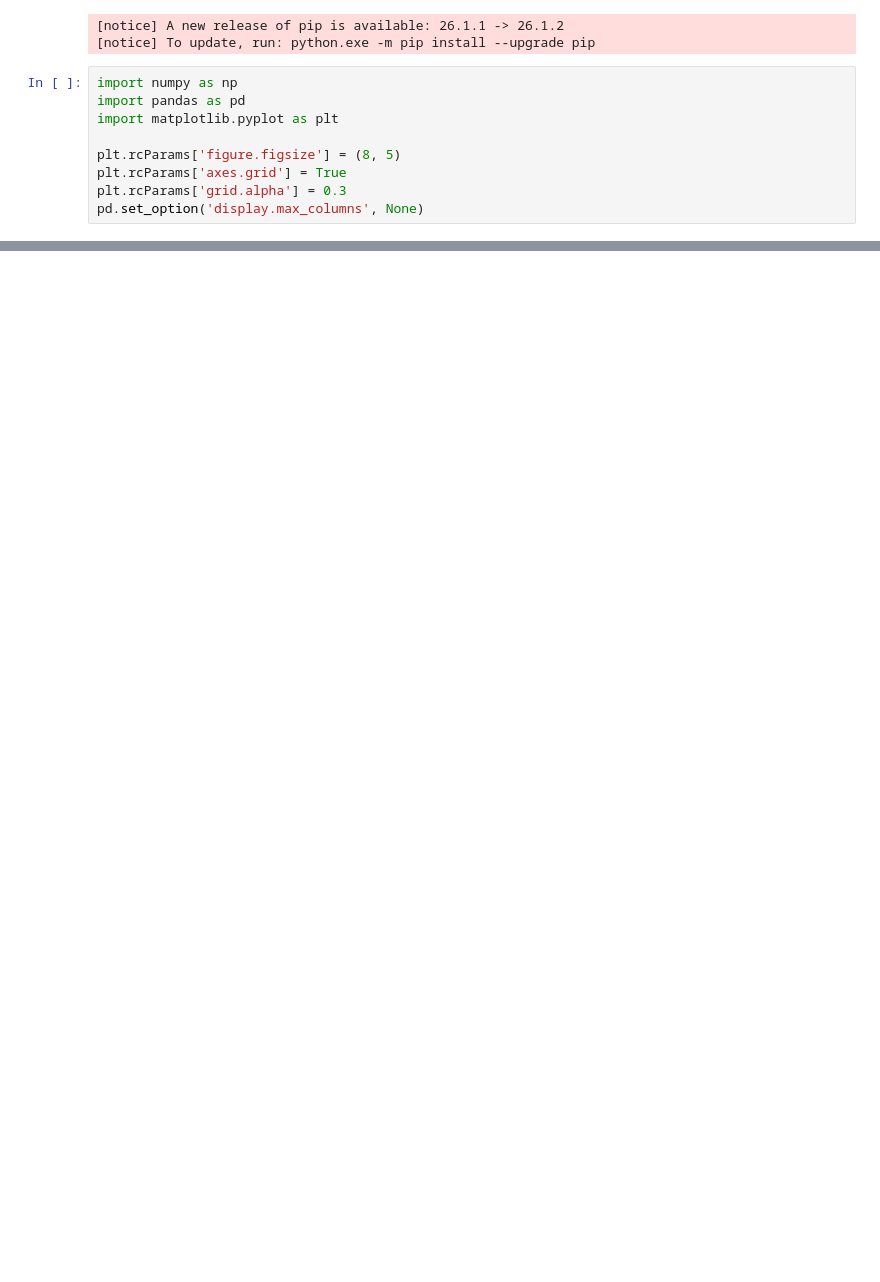
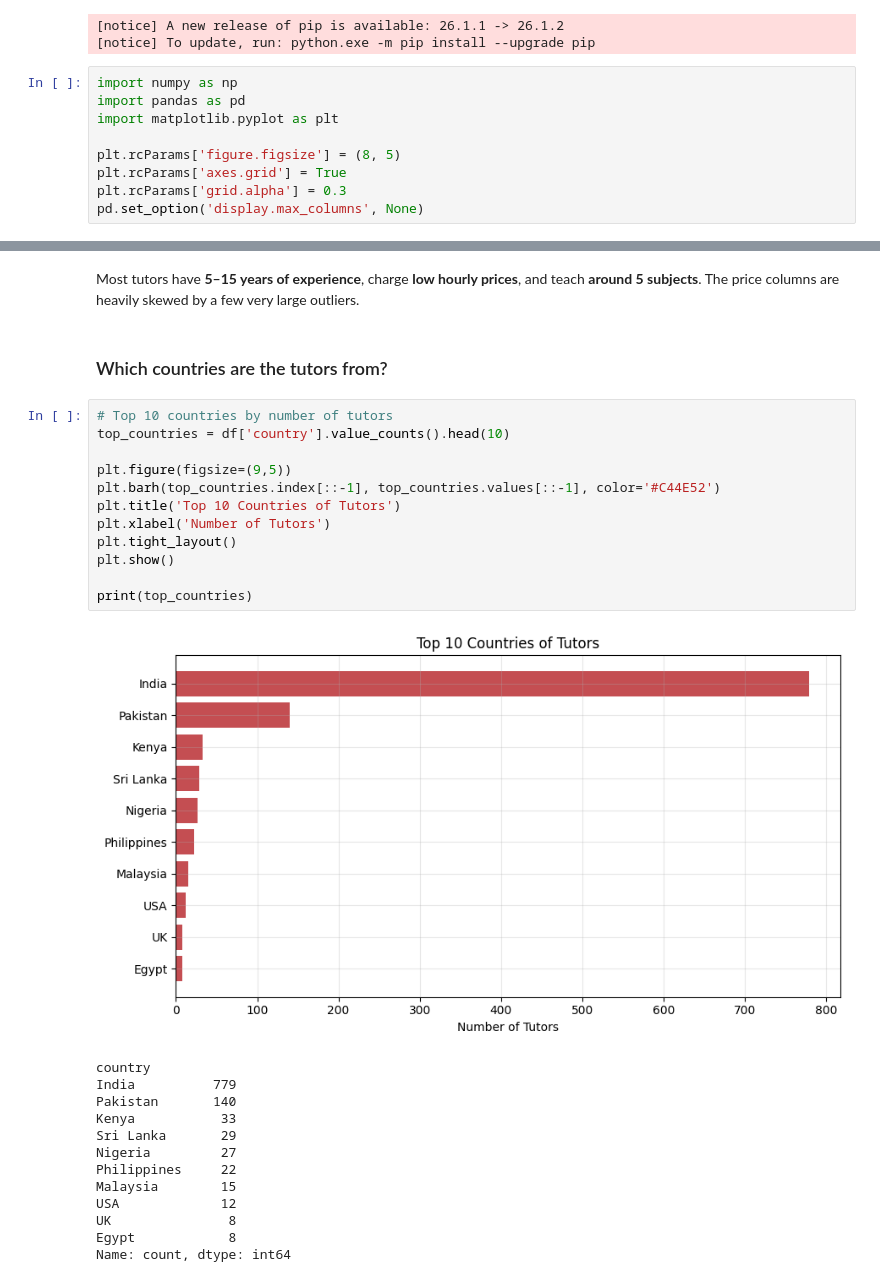
Before and after one commit to SaffiSardar/Personal_WebScraping_teacheronscraper_Project, a Jupyter notebook: code.ipynb, the cells around one changed output, grey strips where cells are left out. Drawn from its saved outputs; the diff is of its cells as text; blank space fills up the shorter version.

```diff
--- a/code.ipynb
+++ b/code.ipynb
@@ -37,0 +188,31 @@ FileNotFoundError: [Errno 2] No such file or directory: 'tutors_ml_dataset.csv'
+# %% [markdown]
+Most tutors have **5–15 years of experience**, charge **low hourly prices**, and teach
+**around 5 subjects**. The price columns are heavily skewed by a few very large outliers.
+# %% [markdown]
+### Which countries are the tutors from?
+# %%
+# Top 10 countries by number of tutors
+top_countries = df['country'].value_counts().head(10)
+
+plt.figure(figsize=(9,5))
+plt.barh(top_countries.index[::-1], top_countries.values[::-1], color='#C44E52')
+plt.title('Top 10 Countries of Tutors')
+plt.xlabel('Number of Tutors')
+plt.tight_layout()
+plt.show()
+
+print(top_countries)
+# %% [output]
+[figure, added]
+country
+India          779
+Pakistan       140
+Kenya           33
+Sri Lanka       29
+Nigeria         27
+Philippines     22
+Malaysia        15
+USA             12
+UK               8
+Egypt            8
+Name: count, dtype: int64
```
Also changed, not shown: parts of 46 cells of this notebook, 1 other file.
